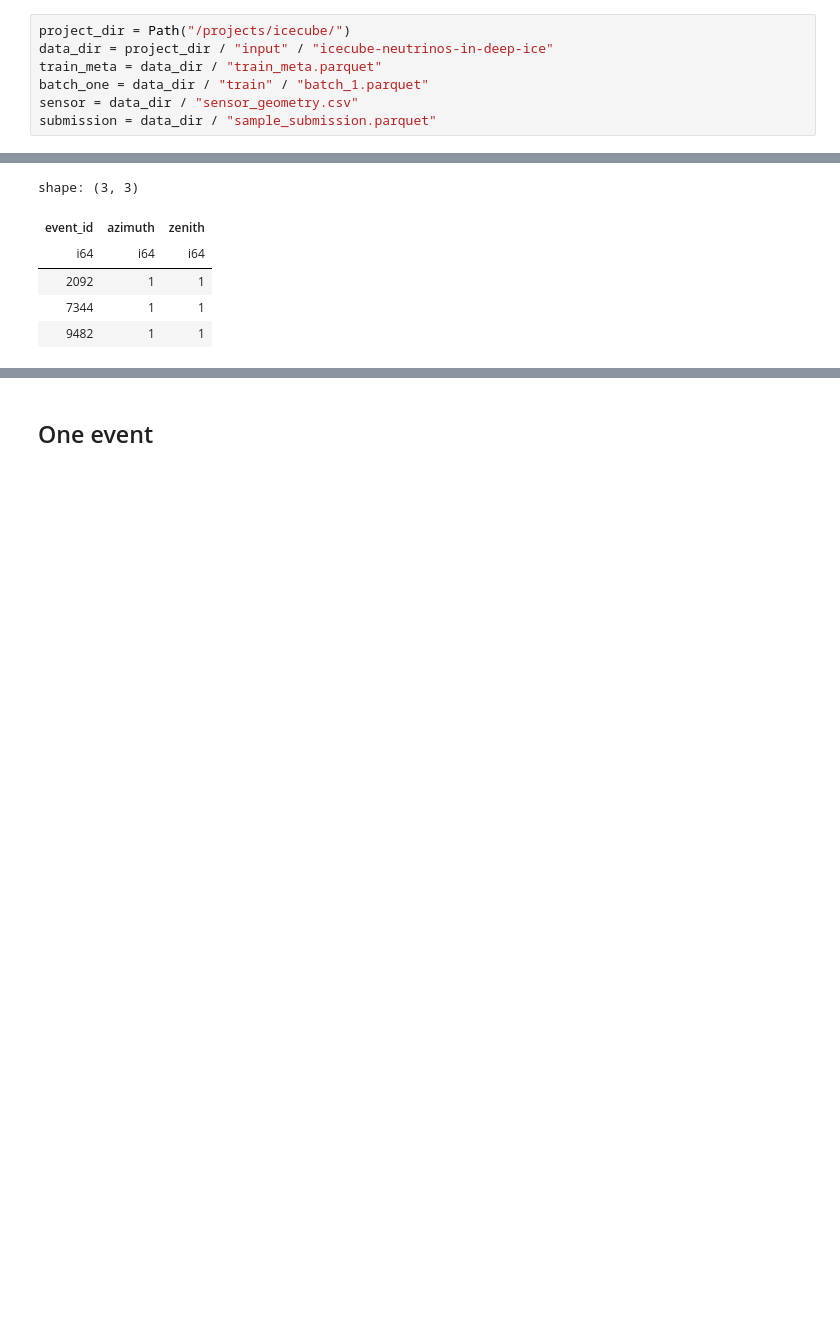
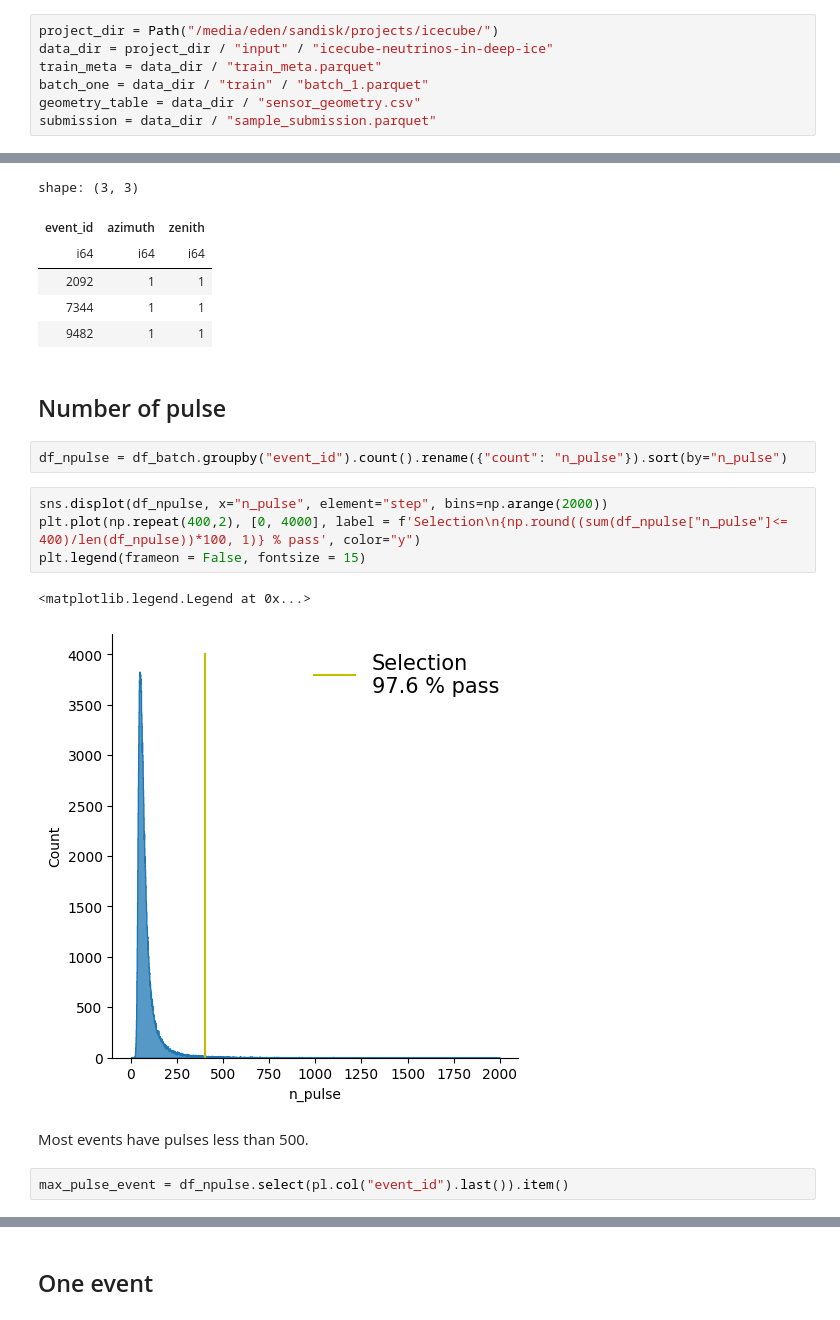
Before and after one commit to edenni/icecube, a Jupyter notebook: notebook/eda/overview.ipynb, the cells around one changed output, grey strips where cells are left out. Saved outputs shown, nothing was run; the diff lists cells and outputs as text; blank space fills up the shorter version.

```diff
--- a/notebook/eda/overview.ipynb
+++ b/notebook/eda/overview.ipynb
@@ -21,11 +18,11 @@ from tqdm import tqdm
 
 warnings.filterwarnings('ignore')
 # %%
-project_dir = Path("/projects/icecube/")
+project_dir = Path("/media/eden/sandisk/projects/icecube/")
 data_dir = project_dir / "input" / "icecube-neutrinos-in-deep-ice"
 train_meta = data_dir / "train_meta.parquet"
 batch_one = data_dir / "train" / "batch_1.parquet"
-sensor = data_dir / "sensor_geometry.csv"
+geometry_table = data_dir / "sensor_geometry.csv"
 submission = data_dir / "sample_submission.parquet"
 # %%
 df_train_meta = pl.read_parquet(train_meta)
@@ -101,3 +106,18 @@ shape: (3, 3)
 | 2092 | 1 | 1 |
 | 7344 | 1 | 1 |
 | 9482 | 1 | 1 |
+# %% [markdown]
+## Number of pulse
+# %%
+df_npulse = df_batch.groupby("event_id").count().rename({"count": "n_pulse"}).sort(by="n_pulse")
+# %%
+sns.displot(df_npulse, x="n_pulse", element="step", bins=np.arange(2000))
+plt.plot(np.repeat(400,2), [0, 4000], label = f'Selection\n{np.round((sum(df_npulse["n_pulse"]<= 400)/len(df_npulse))*100, 1)} % pass', color="y")
+plt.legend(frameon = False, fontsize = 15)
+# %% [output]
+<matplotlib.legend.Legend at 0x...>
+[figure, added]
+# %% [markdown]
+Most events have pulses less than 500.
+# %%
+max_pulse_event = df_npulse.select(pl.col("event_id").last()).item()
```
Also changed, not shown: parts of 5 cells of this notebook, 9 other files.
